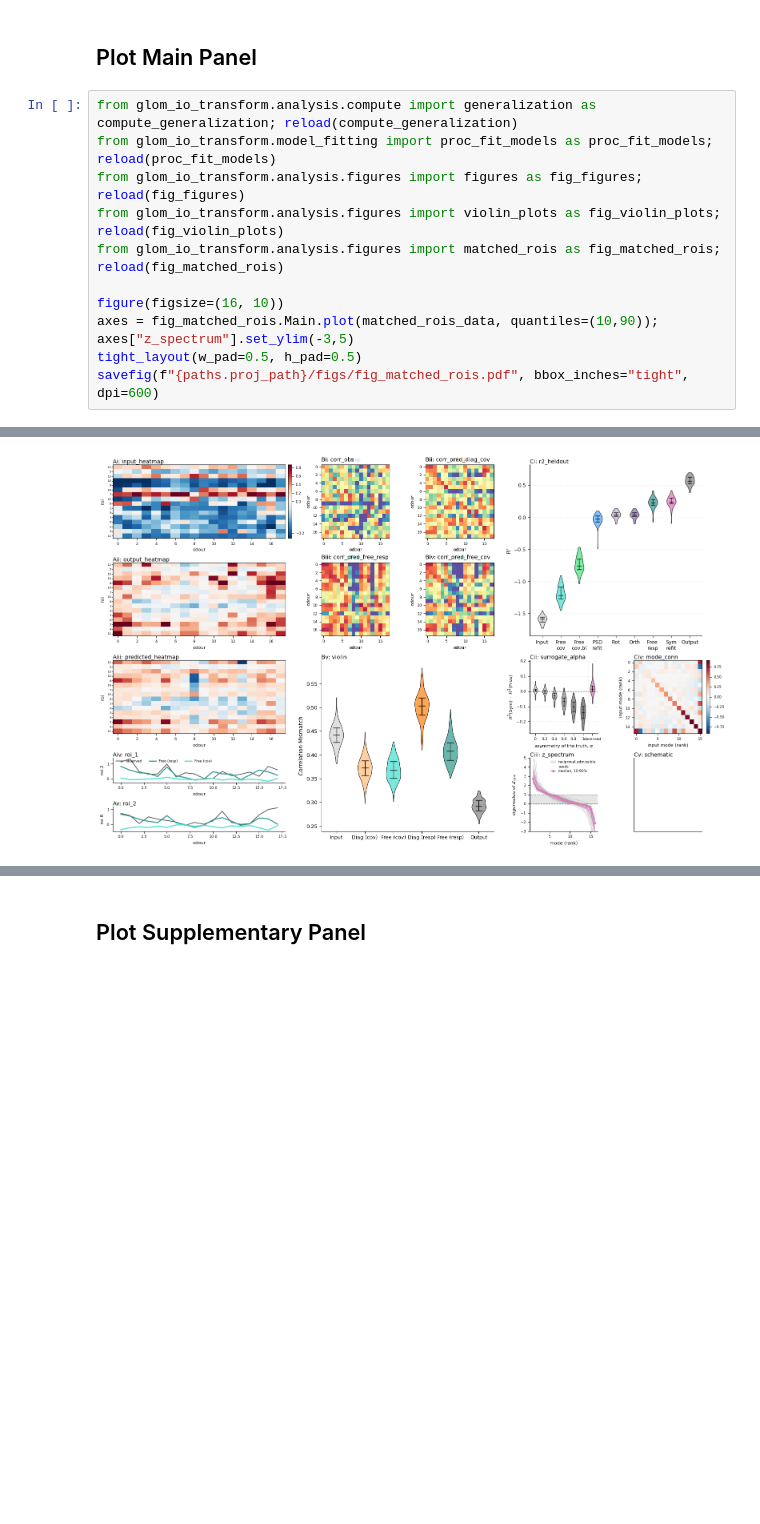
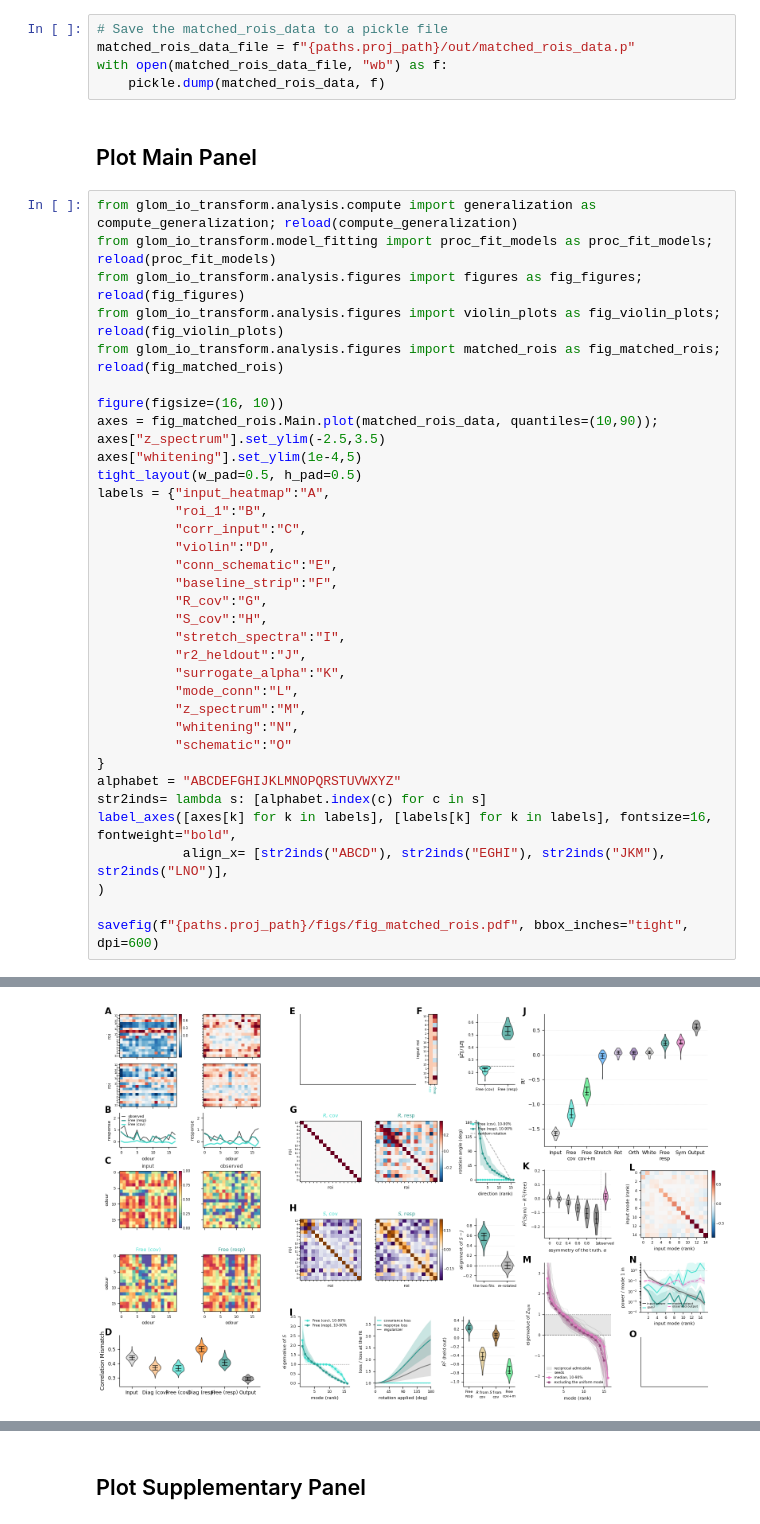
Before and after one commit to stootoon/glom-io-transform-release, a Jupyter notebook: glom_io_transform/analysis/fig_driver.ipynb, the cells around one changed output, grey strips where cells are left out. Saved outputs shown, nothing was run; the diff lists cells and outputs as text; blank space fills up the shorter version.

Commit message:
Add labesl to plot.

```diff
--- a/glom_io_transform/analysis/fig_driver.ipynb
+++ b/glom_io_transform/analysis/fig_driver.ipynb
@@ -270,6 +270,11 @@ Message of BEST: CONVERGENCE: RELATIVE REDUCTION OF F <= FACTR*EPSMCH
 COV_LOSS at BEST solution: 5.10826421e-02 (regularization target: 1.84637935e-01)
 FINISHED MINIMIZATION
     lambda = 3.16, 16 rois x 18 odours
+# %%
+# Save the matched_rois_data to a pickle file
+matched_rois_data_file = f"{paths.proj_path}/out/matched_rois_data.p"
+with open(matched_rois_data_file, "wb") as f:
+    pickle.dump(matched_rois_data, f)
 # %% [markdown]
 ## Plot Main Panel
 # %%
@@ -281,8 +286,31 @@ from glom_io_transform.analysis.figures import matched_rois as fig_matched_rois;
 
 figure(figsize=(16, 10))
 axes = fig_matched_rois.Main.plot(matched_rois_data, quantiles=(10,90));
-axes["z_spectrum"].set_ylim(-3,5)
+axes["z_spectrum"].set_ylim(-2.5,3.5)
+axes["whitening"].set_ylim(1e-4,5)
 tight_layout(w_pad=0.5, h_pad=0.5)
+labels = {"input_heatmap":"A",
+          "roi_1":"B",
+          "corr_input":"C",
+          "violin":"D",
+          "conn_schematic":"E",
+          "baseline_strip":"F",
+          "R_cov":"G",
+          "S_cov":"H",
+          "stretch_spectra":"I",
+          "r2_heldout":"J",
+          "surrogate_alpha":"K",
+          "mode_conn":"L",
+          "z_spectrum":"M",
+          "whitening":"N",
+          "schematic":"O"
+}
+alphabet = "ABCDEFGHIJKLMNOPQRSTUVWXYZ"
+str2inds= lambda s: [alphabet.index(c) for c in s]
+label_axes([axes[k] for k in labels], [labels[k] for k in labels], fontsize=16, fontweight="bold",
+           align_x= [str2inds("ABCD"), str2inds("EGHI"), str2inds("JKM"), str2inds("LNO")],
+)
+
 savefig(f"{paths.proj_path}/figs/fig_matched_rois.pdf", bbox_inches="tight", dpi=600)
 # %% [output]
 PLOTTING FIGURE matched_rois
@@ -289 +321 @@ PLOTTING FIGURE matched_rois
-[figure, old version]
+[figure, new version]
```
Also changed, not shown: parts of 8 cells of this notebook.
